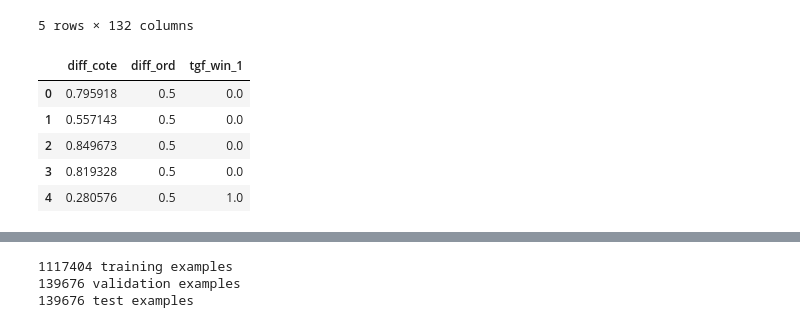
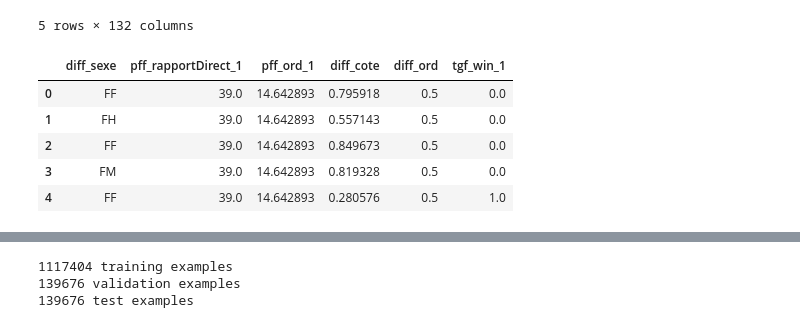
Before and after one commit to zenAurelius/HRAI3, a Jupyter notebook: notebooks/test_base.ipynb, the cells around one changed output, grey strips where cells are left out. Saved outputs shown, nothing was run; the diff lists cells and outputs as text; code cells hidden in the pictures.

```diff
--- a/notebooks/test_base.ipynb
+++ b/notebooks/test_base.ipynb
@@ -24,20 +24,29 @@ df.head()
 | 3 | 160101R01C02 | 160101 | 1250 | D'ANGOULEME | 90000 | 2100 | CORDE_GAUCHE | TOUS_CHEVAUX | ... |
 | 4 | 160101R01C02 | 160101 | 1250 | D'ANGOULEME | 90000 | 2100 | CORDE_GAUCHE | TOUS_CHEVAUX | ... |
 5 rows × 132 columns
+# %%
+# prompt: dans df on a une colonnes pfs_chSexe_1 contenant soit FEMELLES soit MALES soit HONGRES, on veut remplacer ces valeurs respectivement par F, M et H
+
+df['pfs_chSexe_1'] = df['pfs_chSexe_1'].replace({'FEMELLES': 'F', 'MALES': 'M', 'HONGRES': 'H'})
+df['pfs_chSexe_2'] = df['pfs_chSexe_2'].replace({'FEMELLES': 'F', 'MALES': 'M', 'HONGRES': 'H'})
+# %%
+# prompt: on veut dans une colonne diffSexe la concatenation de pfs_chSexe_1 et pfs_chSexe_2
+
+df['diff_sexe'] = df['pfs_chSexe_1'].astype(str) + df['pfs_chSexe_2'].astype(str)
 # %%
 #SELECTION DES FEATURES ET TARGET
 #df = df[['rfi_prix','rfi_distance','pfi_chNbPlaces_1','pff_rapportDirect_1','pff_ord_1','pfi_chNbPlaces_2','pff_rapportDirect_2','pff_ord_2','tgf_win_1']].copy()
-df = df[['pff_rapportDirect_1','pff_ord_1','pff_rapportDirect_2','pff_ord_2','tgf_win_1']].copy()
+df = df[['diff_sexe', 'pff_rapportDirect_1','pff_ord_1','pff_rapportDirect_2','pff_ord_2','tgf_win_1']].copy()
 df = df[(~df.pff_rapportDirect_2.isna()) & (~df.pff_rapportDirect_1.isna())].copy()
 df['diff_cote'] = df.pff_rapportDirect_1 /  (df.pff_rapportDirect_2 + df.pff_rapportDirect_1)
 df['diff_ord'] = df.pff_ord_1 /  (df.pff_ord_2 + df.pff_ord_1)
 df['tgf_win_1'] = df['tgf_win_1'].replace(0.5, 0)
-df = df[['diff_cote','diff_ord', 'tgf_win_1']].copy()
+df = df[['diff_sexe', 'pff_rapportDirect_1', 'pff_ord_1', 'diff_cote','diff_ord', 'tgf_win_1']].copy()
 df.head()
 # %% [output]
-|  | diff_cote | diff_ord | tgf_win_1 |
-| 0 | 0.795918 | 0.5 | 0.0 |
-| 1 | 0.557143 | 0.5 | 0.0 |
-| 2 | 0.849673 | 0.5 | 0.0 |
-| 3 | 0.819328 | 0.5 | 0.0 |
-| 4 | 0.280576 | 0.5 | 1.0 |
+|  | diff_sexe | pff_rapportDirect_1 | pff_ord_1 | diff_cote | diff_ord | tgf_win_1 |
+| 0 | FF | 39.0 | 14.642893 | 0.795918 | 0.5 | 0.0 |
+| 1 | FH | 39.0 | 14.642893 | 0.557143 | 0.5 | 0.0 |
+| 2 | FF | 39.0 | 14.642893 | 0.849673 | 0.5 | 0.0 |
+| 3 | FM | 39.0 | 14.642893 | 0.819328 | 0.5 | 0.0 |
+| 4 | FF | 39.0 | 14.642893 | 0.280576 | 0.5 | 1.0 |
```
Also changed, not shown: parts of 13 cells of this notebook.
